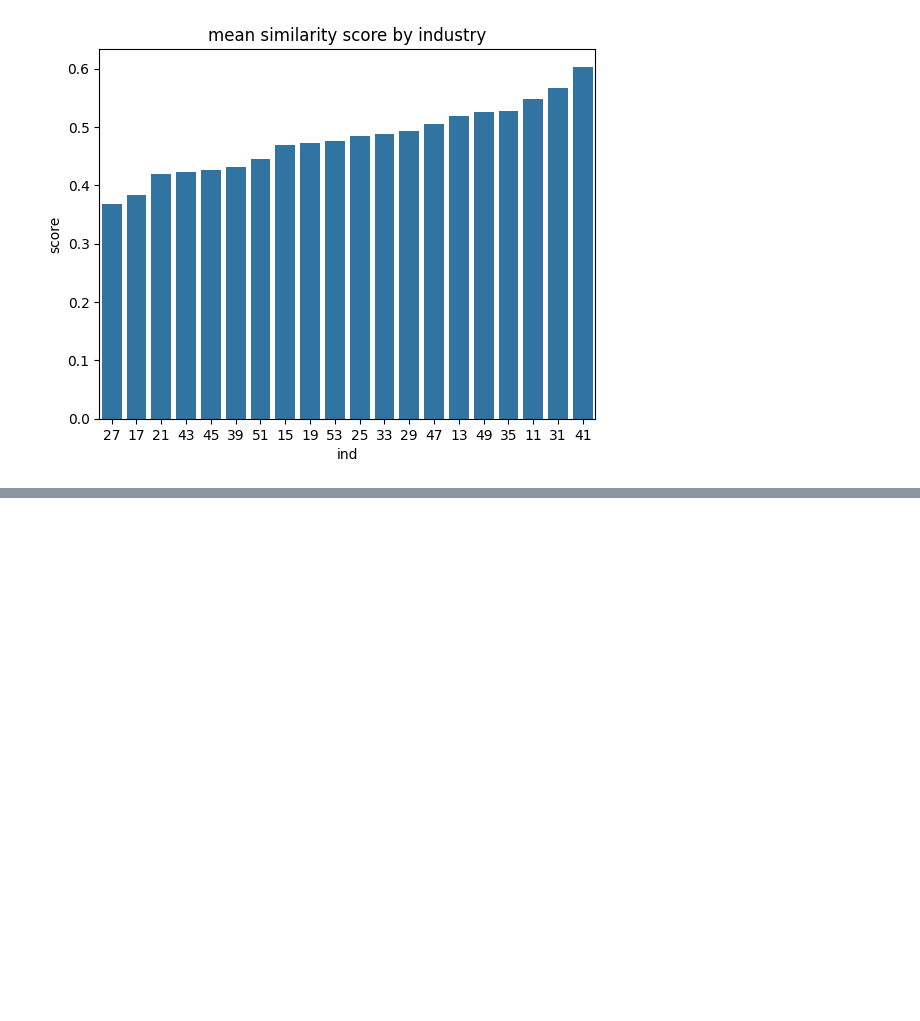
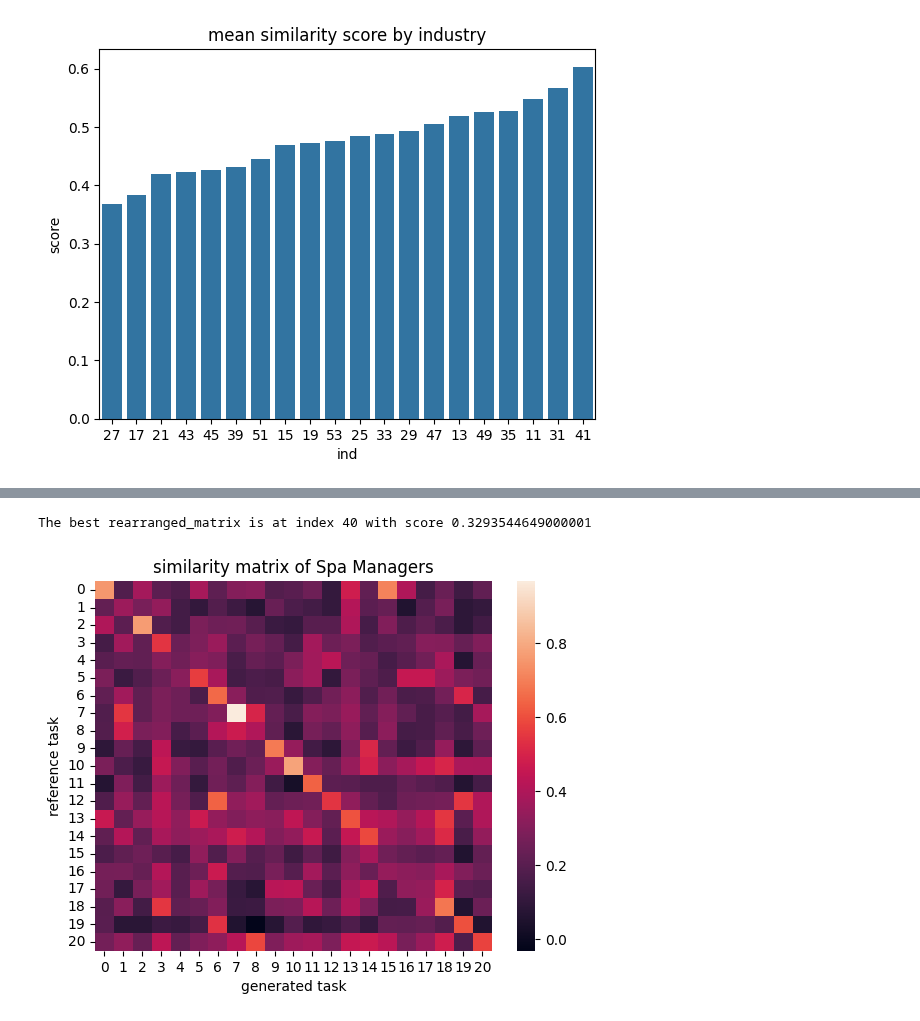
Before and after one commit to Segtanof/Teapot, a Jupyter notebook: 2_task description analysis.ipynb, the cells around one changed output, grey strips where cells are left out. Saved outputs shown, nothing was run; the diff lists cells and outputs as text; code cells hidden in the pictures; blank space fills up the shorter version.

```diff
--- a/2_task description analysis.ipynb
+++ b/2_task description analysis.ipynb
@@ -79,0 +96,8 @@ sns.heatmap(rearranged_matrix, cmap="rocket")
+# %%
+#create a df dropping the rows with matrix shape not equal to (x, x)
+df_test = df[df["matrix"].apply(lambda x : np.shape(x)[0] == np.shape(x)[1])]
+#define a function to rearrange matrix based on gen_order
+def rearrange_matrix(matrix, order):
+    return matrix[:, order]
+#apply the function to the matrix column
+df_test["rearranged_matrix"] = df_test.apply(lambda x : rearrange_matrix(np.array(x["matrix"]), x["gen_order"]), axis=1)
@@ -79,0 +145,23 @@ sns.heatmap(rearranged_matrix, cmap="rocket")
+# %%
+# Example usage
+index, score = find_best_rearranged_matrix(df_test)
+if index is not None:
+    print(f"The best rearranged_matrix is at index {index} with score {score}")
+else:
+    print("No suitable rearranged_matrix found.")
+# %% [output]
+The best rearranged_matrix is at index 40 with score 0.3293544649000001
+# %%
+x = index
+matrix = np.array(df["matrix"][x])
+order = df["gen_order"][x]
+
+rearranged_matrix = matrix[:, order]
+sns.heatmap(rearranged_matrix, cmap="rocket")
+plt.xlabel("generated task")
+plt.ylabel("reference task")
+plt.title("similarity matrix of " + df["title"][x])
+#save the plot under the folder name results
+plt.savefig("results/similarity_matrix"+ df["title"][x] + ".png")
+# %% [output]
+[figure, added]
```
Also changed, not shown: parts of 13 cells of this notebook, 9 other files.
